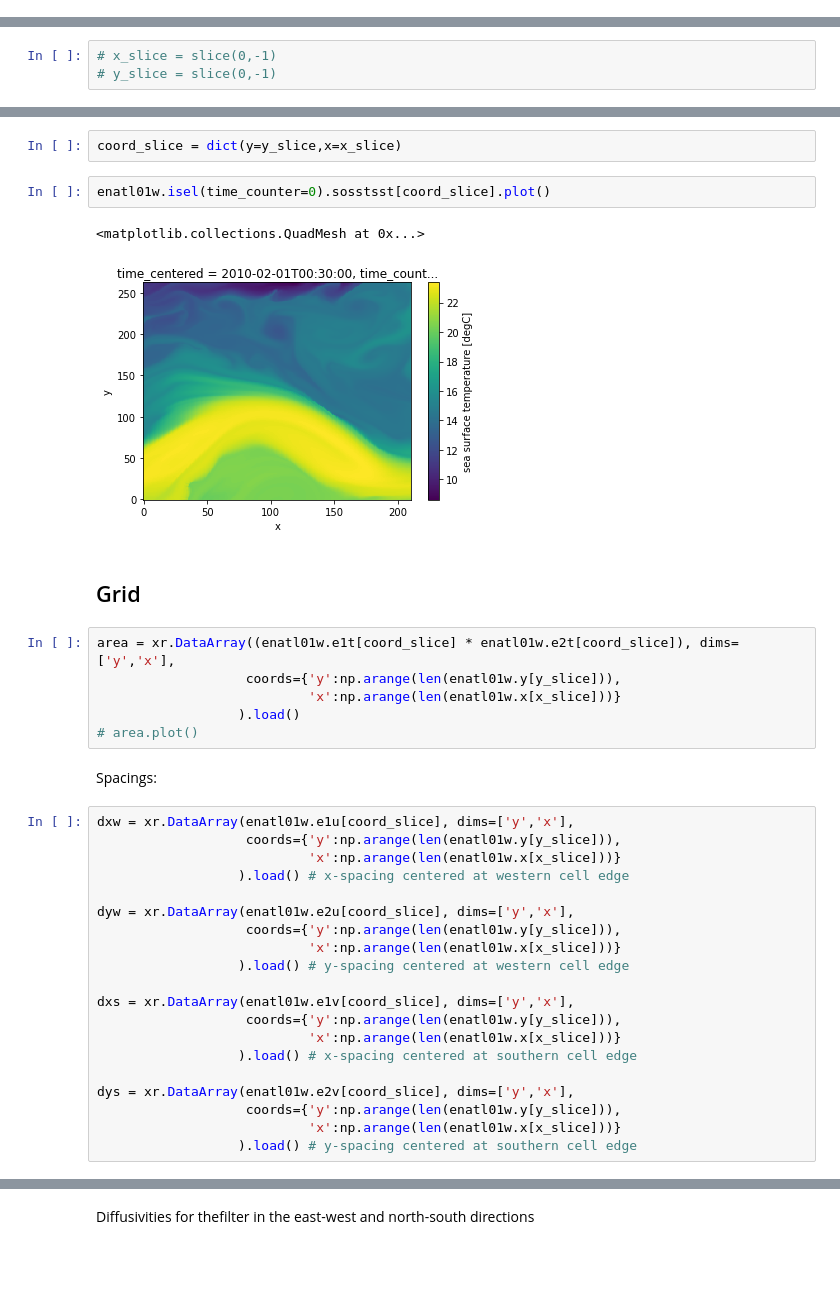
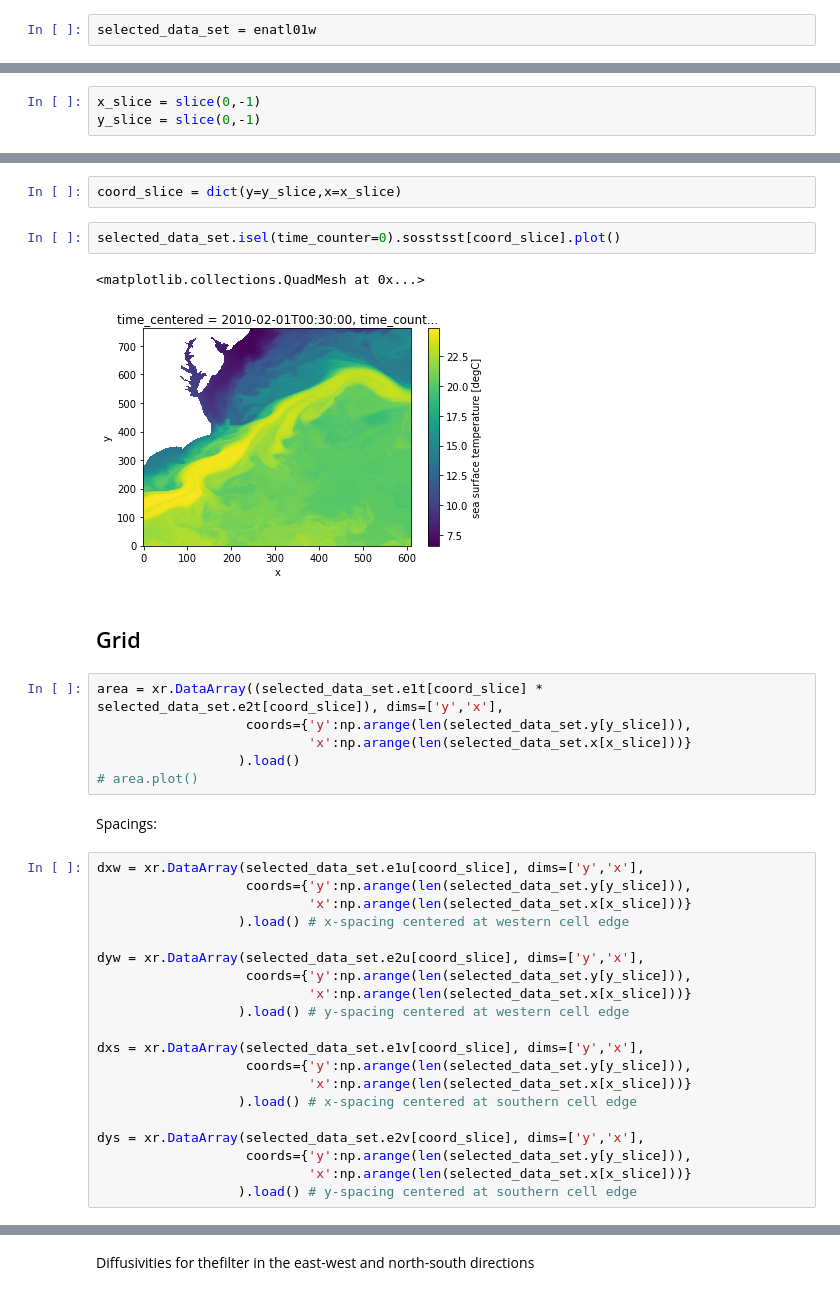
Before and after one commit to anastasiaGor/oceanDataNotebooks, a Jupyter notebook: gcm_filter/spectra.ipynb, the cells around one changed output, grey strips where cells are left out. Cells and saved outputs as stored; diff of their text form; blank space fills up the shorter version.

```diff
--- a/gcm_filter/spectra.ipynb
+++ b/gcm_filter/spectra.ipynb
@@ -101,6 +117,8 @@ enatl01w = cat.eNATL60(region='1',datatype='surface_hourly', season='fma').to_da
 Summer data:
 # %%
 enatl01s = cat.eNATL60(region='1',datatype='surface_hourly', season='aso').to_dask().chunk({'time_counter':1, 'x' : -1, 'y' : -1})
+# %%
+selected_data_set = enatl01w
 # %% [markdown]
 # Prepare data for filter
 # %% [markdown]
@@ -115,44 +133,44 @@ y_slice = slice(500,800)
 # %%
-# x_slice = slice(0,-1)
-# y_slice = slice(0,-1)
+x_slice = slice(0,-1)
+y_slice = slice(0,-1)
 # %%
 data_slice = dict(time_counter=slice(0,-1),y=y_slice,x=x_slice)
 # %%
 coord_slice = dict(y=y_slice,x=x_slice)
 # %%
-enatl01w.isel(time_counter=0).sosstsst[coord_slice].plot()
+selected_data_set.isel(time_counter=0).sosstsst[coord_slice].plot()
 # %% [output]
 <matplotlib.collections.QuadMesh at 0x...>
-[figure, old version]
+[figure, new version]
 # %% [markdown]
 ## Grid
 # %%
-area = xr.DataArray((enatl01w.e1t[coord_slice] * enatl01w.e2t[coord_slice]), dims=['y','x'],
-                   coords={'y':np.arange(len(enatl01w.y[y_slice])),
-                           'x':np.arange(len(enatl01w.x[x_slice]))}
+area = xr.DataArray((selected_data_set.e1t[coord_slice] * selected_data_set.e2t[coord_slice]), dims=['y','x'],
+                   coords={'y':np.arange(len(selected_data_set.y[y_slice])),
+                           'x':np.arange(len(selected_data_set.x[x_slice]))}
                   ).load()
 # area.plot()
 # %% [markdown]
 Spacings:
 # %%
-dxw = xr.DataArray(enatl01w.e1u[coord_slice], dims=['y','x'],
-                   coords={'y':np.arange(len(enatl01w.y[y_slice])),
-                           'x':np.arange(len(enatl01w.x[x_slice]))}
+dxw = xr.DataArray(selected_data_set.e1u[coord_slice], dims=['y','x'],
+                   coords={'y':np.arange(len(selected_data_set.y[y_slice])),
+                           'x':np.arange(len(selected_data_set.x[x_slice]))}
                   ).load() # x-spacing centered at western cell edge
 
-dyw = xr.DataArray(enatl01w.e2u[coord_slice], dims=['y','x'],
-                   coords={'y':np.arange(len(enatl01w.y[y_slice])),
-                           'x':np.arange(len(enatl01w.x[x_slice]))}
+dyw = xr.DataArray(selected_data_set.e2u[coord_slice], dims=['y','x'],
+                   coords={'y':np.arange(len(selected_data_set.y[y_slice])),
+                           'x':np.arange(len(selected_data_set.x[x_slice]))}
                   ).load() # y-spacing centered at western cell edge
 
-dxs = xr.DataArray(enatl01w.e1v[coord_slice], dims=['y','x'],
-                   coords={'y':np.arange(len(enatl01w.y[y_slice])),
-                           'x':np.arange(len(enatl01w.x[x_slice]))}
+dxs = xr.DataArray(selected_data_set.e1v[coord_slice], dims=['y','x'],
+                   coords={'y':np.arange(len(selected_data_set.y[y_slice])),
+                           'x':np.arange(len(selected_data_set.x[x_slice]))}
                   ).load() # x-spacing centered at southern cell edge
 
-dys = xr.DataArray(enatl01w.e2v[coord_slice], dims=['y','x'],
-                   coords={'y':np.arange(len(enatl01w.y[y_slice])),
-                           'x':np.arange(len(enatl01w.x[x_slice]))}
+dys = xr.DataArray(selected_data_set.e2v[coord_slice], dims=['y','x'],
+                   coords={'y':np.arange(len(selected_data_set.y[y_slice])),
+                           'x':np.arange(len(selected_data_set.x[x_slice]))}
                   ).load() # y-spacing centered at southern cell edge
 # %%
 dx_min = min(dxw.min(),dyw.min(),dxs.min(),dys.min())
```
Also changed, not shown: parts of 29 cells of this notebook, 1 other file.
